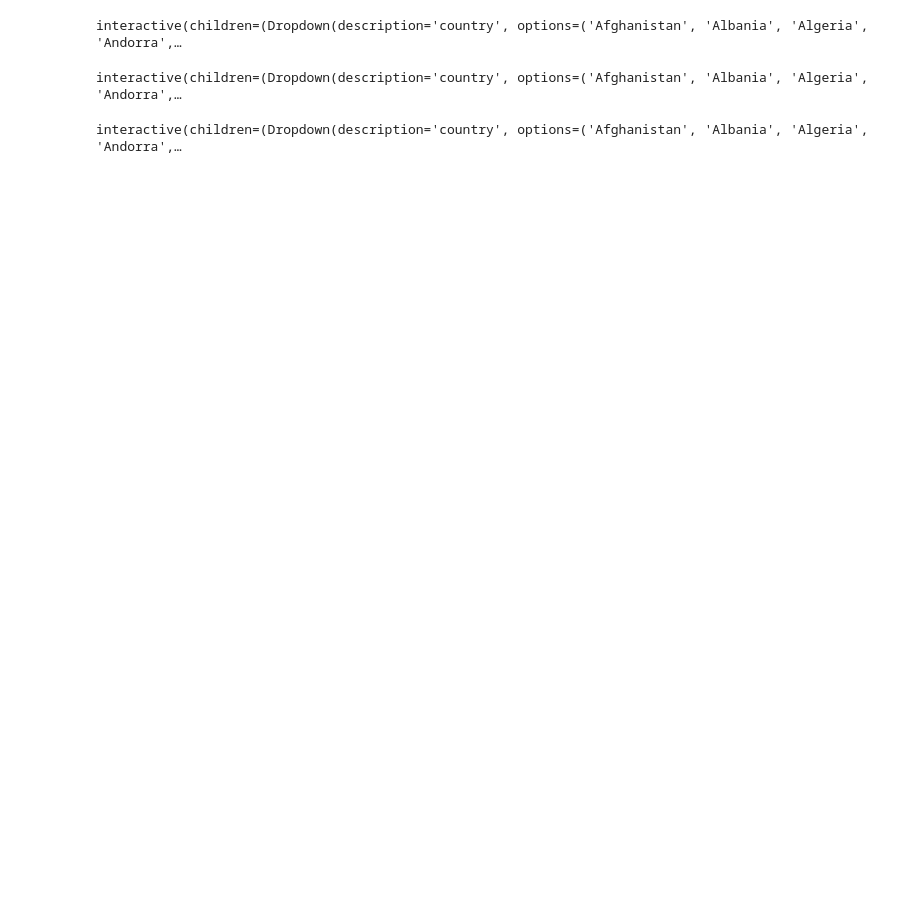
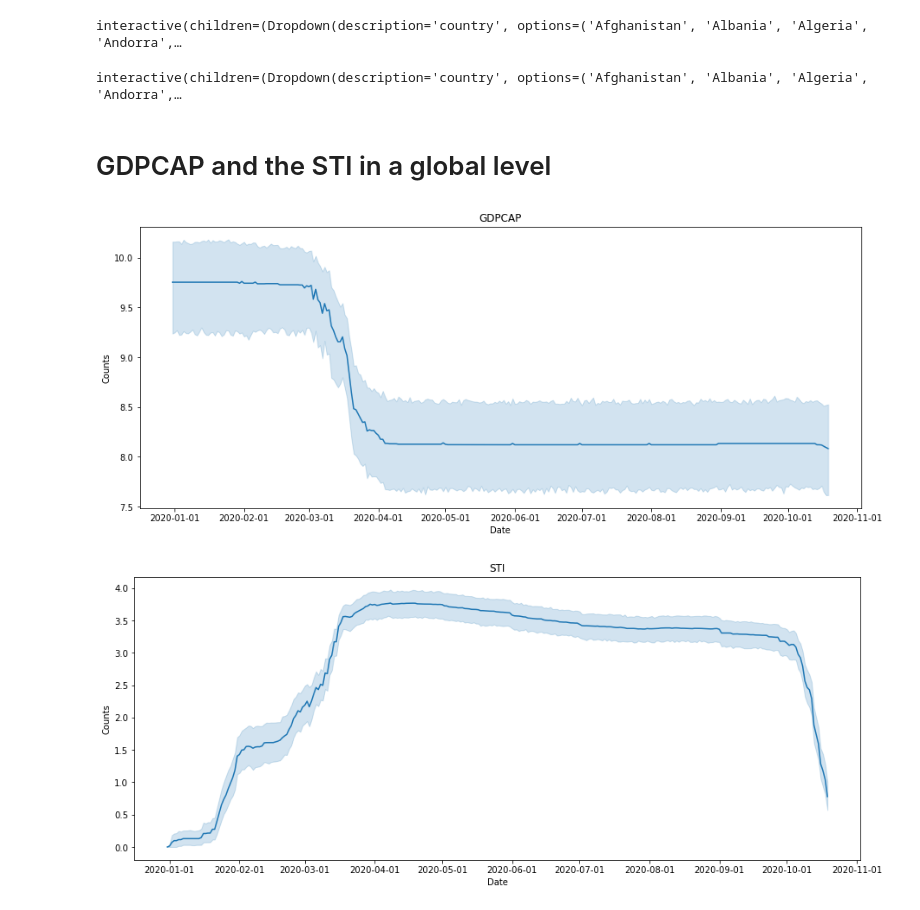
Before and after one commit to csrdsg/Impact-of-Covid-19-Pandemic-on-the-Global-Economy-Notebook, a Jupyter notebook: data_analsys.ipynb, the cells around one changed output. Saved outputs shown, nothing was run; the diff lists cells and outputs as text; code cells hidden in the pictures; blank space fills up the shorter version.

```diff
--- a/data_analsys.ipynb
+++ b/data_analsys.ipynb
@@ -94,26 +117,27 @@ def data_show(country=sorted(set(data['COUNTRY']))):
 # %% [output]
 interactive(children=(Dropdown(description='country', options=('Afghanistan', 'Albania', 'Algeria', 'Andorra',…
+# %% [markdown]
+# GDPCAP and the STI in a global level
 # %%
-@interact
-def gdpcap_versus_sti(country=sorted(set(data['COUNTRY']))):
-    fig, ax = plt.subplots(figsize = (15, 6))
-    fd = data[data["COUNTRY"] == country]
+fig, ax = plt.subplots(figsize = (15, 6))
 
-    sns.lineplot(data["DATE"], data["GDPCAP"])
+sns.lineplot(data["DATE"], data["GDPCAP"])
 
-    ax.set_title(f"GDPCAP - {country}")
-    ax.set_xlabel("Date")
-    ax.set_ylabel("Counts")
+ax.set_title("GDPCAP")
+ax.set_xlabel("Date")
+ax.set_ylabel("Counts")
 
+ax.xaxis.set_major_formatter(md.DateFormatter('%Y-%m-%d'))
 
+fig, ax = plt.subplots(figsize = (15, 6))
 
-    fig, ax = plt.subplots(figsize = (15, 6))
-    fd = data[data["COUNTRY"] == country]
+sns.lineplot(data["DATE"], data["STI"])
 
-    sns.lineplot(data["DATE"], data["STI"])
+ax.set_title("STI")
+ax.set_xlabel("Date")
+ax.set_ylabel("Counts")
 
-    ax.set_title(f"STI - {country}")
-    ax.set_xlabel("Date")
-    ax.set_ylabel("Counts")
+ax.xaxis.set_major_formatter(md.DateFormatter('%Y-%m-%d'))
 # %% [output]
-interactive(children=(Dropdown(description='country', options=('Afghanistan', 'Albania', 'Algeria', 'Andorra',…
+[figure, added]
+[figure, added]
```
Also changed, not shown: parts of 10 cells of this notebook.
